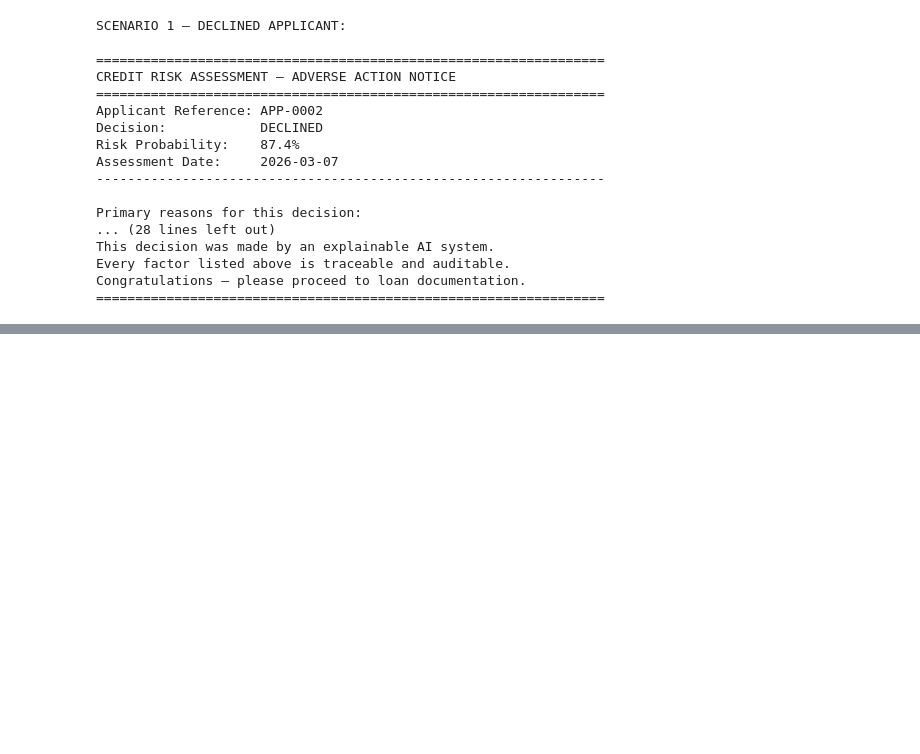
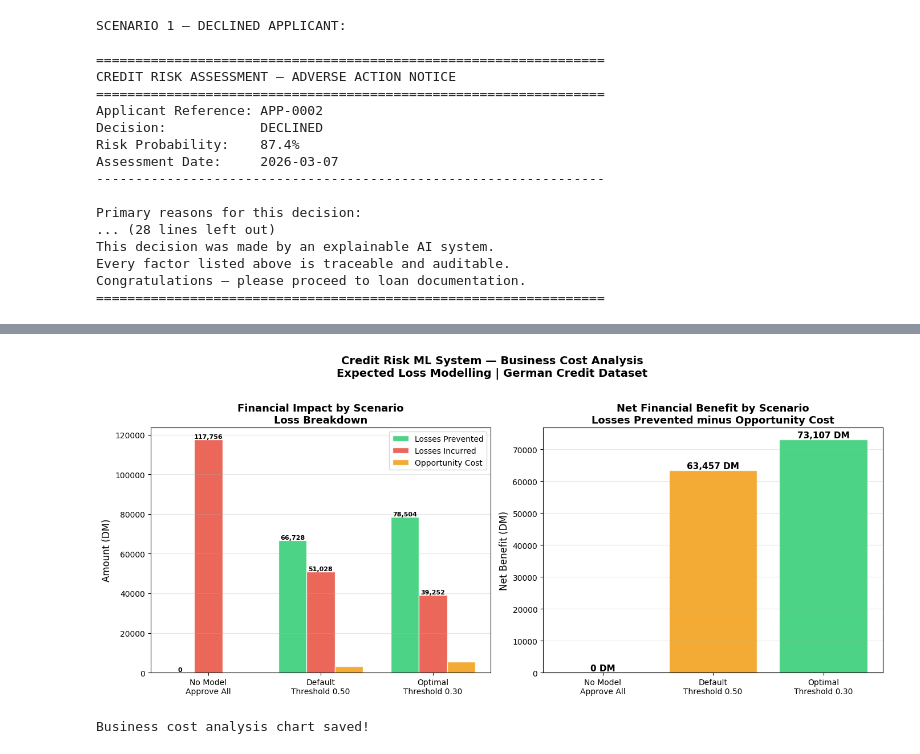
Before and after one commit to Aluka-Analysis/credit-risk-ml-system, a Jupyter notebook: notebooks/04_shap_explainability.ipynb, the cells around one changed output, grey strips where cells are left out. Saved outputs shown, nothing was run; the diff lists cells and outputs as text; code cells hidden in the pictures; blank space fills up the shorter version.

```diff
--- a/notebooks/04_shap_explainability.ipynb
+++ b/notebooks/04_shap_explainability.ipynb
@@ -462,0 +662,69 @@ Congratulations — please proceed to loan documentation.
+# %%
+# ─── Business Cost Visualisation ──────────────────────────────────────────────
+fig, axes = plt.subplots(1, 2, figsize=(14, 6))
+
+scenario_names = ['No Model\nApprove All',
+                  'Default\nThreshold 0.50',
+                  'Optimal\nThreshold 0.30']
+
+prevented = [results[s]['Prevented Loss'] for s in results.keys()]
+incurred  = [results[s]['Incurred Loss']  for s in results.keys()]
+opp_cost  = [results[s]['Opportunity Cost'] for s in results.keys()]
+net       = [results[s]['Net Benefit']    for s in results.keys()]
+
+x = np.arange(len(scenario_names))
+width = 0.25
+
+# ─── Left — Loss breakdown ────────────────────────────────────────────────────
+axes[0].bar(x - width, prevented, width,
+            label='Losses Prevented', color='#2ecc71',
+            alpha=0.85, edgecolor='white')
+axes[0].bar(x, incurred, width,
+            label='Losses Incurred', color='#e74c3c',
+            alpha=0.85, edgecolor='white')
+axes[0].bar(x + width, opp_cost, width,
+            label='Opportunity Cost', color='#f39c12',
+            alpha=0.85, edgecolor='white')
+
+axes[0].set_title('Financial Impact by Scenario\nLoss Breakdown',
+                  fontsize=13, fontweight='bold')
+axes[0].set_ylabel('Amount (DM)', fontsize=12)
+axes[0].set_xticks(x)
+axes[0].set_xticklabels(scenario_names, fontsize=10)
+axes[0].legend(fontsize=10)
+axes[0].grid(axis='y', alpha=0.3)
+
+for i, (p, inc, opp) in enumerate(zip(prevented, incurred, opp_cost)):
+    axes[0].text(i - width, p + 500, f'{p:,.0f}',
+                ha='center', fontsize=8, fontweight='bold')
+    axes[0].text(i, inc + 500, f'{inc:,.0f}',
+                ha='center', fontsize=8, fontweight='bold')
+
+# ─── Right — Net benefit comparison ──────────────────────────────────────────
+colors = ['#e74c3c', '#f39c12', '#2ecc71']
+bars = axes[1].bar(scenario_names, net, color=colors,
+                   alpha=0.85, edgecolor='white')
+axes[1].set_title('Net Financial Benefit by Scenario\n'
+                  'Losses Prevented minus Opportunity Cost',
+                  fontsize=13, fontweight='bold')
+axes[1].set_ylabel('Net Benefit (DM)', fontsize=12)
+axes[1].grid(axis='y', alpha=0.3)
+axes[1].axhline(y=0, color='black', linewidth=1)
+
+for bar, val in zip(bars, net):
+    axes[1].text(bar.get_x() + bar.get_width()/2,
+                bar.get_height() + 500,
+                f'{val:,.0f} DM',
+                ha='center', fontsize=11, fontweight='bold')
+
+plt.suptitle('Credit Risk ML System — Business Cost Analysis\n'
+             'Expected Loss Modelling | German Credit Dataset',
+             fontsize=14, fontweight='bold', y=1.02)
+plt.tight_layout()
+plt.savefig('../data/processed/18_business_cost_analysis.png',
+            dpi=150, bbox_inches='tight')
+plt.show()
+print("Business cost analysis chart saved!")
+# %% [output]
+[figure, added]
+Business cost analysis chart saved!
```
Also changed, not shown: parts of 4 cells of this notebook, 2 other files.
